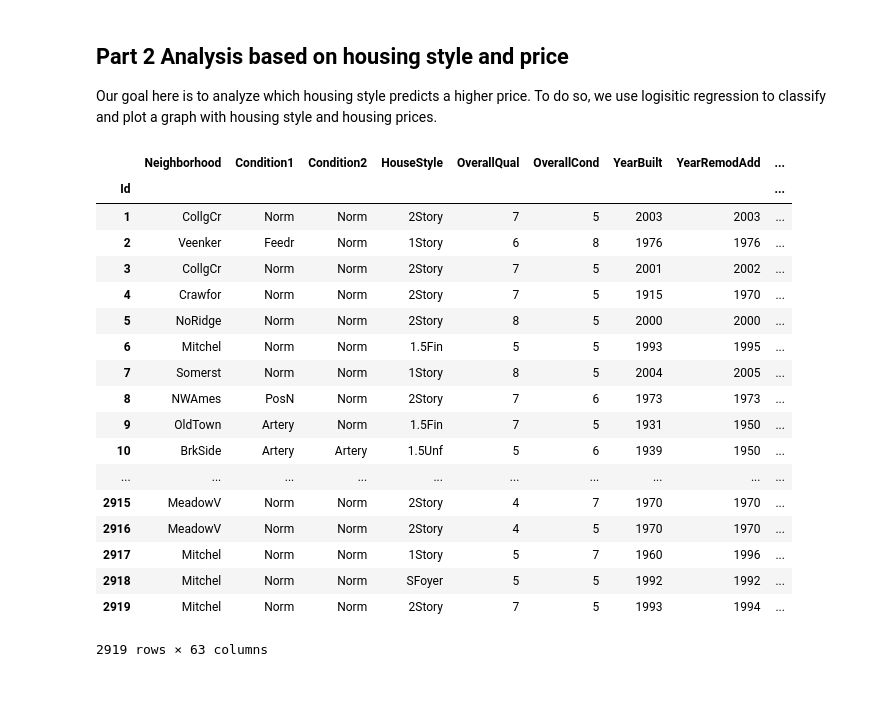
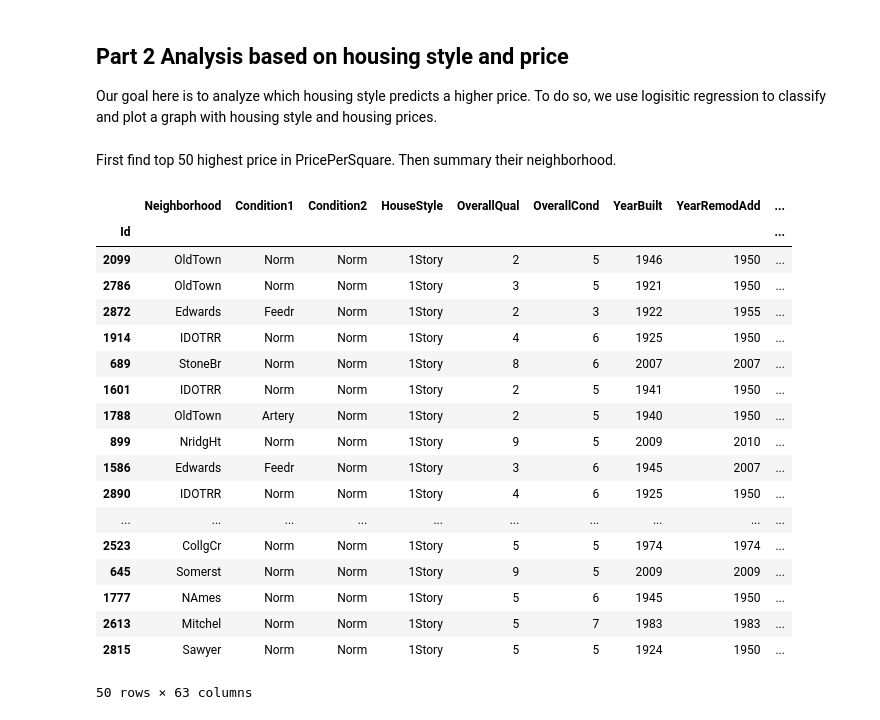
Before and after one commit to muh005/Housing-Price-Analysis, a Jupyter notebook: FinalProject.ipynb, the cells around one changed output. Drawn from its saved outputs; the diff is of its cells as text; code cells hidden in the pictures; blank space fills up the shorter version.

```diff
--- a/FinalProject.ipynb
+++ b/FinalProject.ipynb
@@ -121,25 +122,5 @@ plt.show()
 ## Part 2 Analysis based on housing style and price
 
 Our goal here is to analyze which housing style predicts a higher price. To do so, we use logisitic regression to classify and plot a graph with housing style and housing prices.
-# %%
-df
-# %% [output]
-|  | Neighborhood | Condition1 | Condition2 | HouseStyle | OverallQual | OverallCond | YearBuilt | YearRemodAdd | ... |
-| Id |  |  |  |  |  |  |  |  | ... |
-| 1 | CollgCr | Norm | Norm | 2Story | 7 | 5 | 2003 | 2003 | ... |
-| 2 | Veenker | Feedr | Norm | 1Story | 6 | 8 | 1976 | 1976 | ... |
-| 3 | CollgCr | Norm | Norm | 2Story | 7 | 5 | 2001 | 2002 | ... |
-| 4 | Crawfor | Norm | Norm | 2Story | 7 | 5 | 1915 | 1970 | ... |
-| 5 | NoRidge | Norm | Norm | 2Story | 8 | 5 | 2000 | 2000 | ... |
-| 6 | Mitchel | Norm | Norm | 1.5Fin | 5 | 5 | 1993 | 1995 | ... |
-| 7 | Somerst | Norm | Norm | 1Story | 8 | 5 | 2004 | 2005 | ... |
-| 8 | NWAmes | PosN | Norm | 2Story | 7 | 6 | 1973 | 1973 | ... |
-| 9 | OldTown | Artery | Norm | 1.5Fin | 7 | 5 | 1931 | 1950 | ... |
-| 10 | BrkSide | Artery | Artery | 1.5Unf | 5 | 6 | 1939 | 1950 | ... |
-| ... | ... | ... | ... | ... | ... | ... | ... | ... | ... |
-| 2915 | MeadowV | Norm | Norm | 2Story | 4 | 7 | 1970 | 1970 | ... |
-| 2916 | MeadowV | Norm | Norm | 2Story | 4 | 5 | 1970 | 1970 | ... |
-| 2917 | Mitchel | Norm | Norm | 1Story | 5 | 7 | 1960 | 1996 | ... |
-| 2918 | Mitchel | Norm | Norm | SFoyer | 5 | 5 | 1992 | 1992 | ... |
-| 2919 | Mitchel | Norm | Norm | 2Story | 7 | 5 | 1993 | 1994 | ... |
-2919 rows × 63 columns
+# %% [markdown]
+First find top 50 highest price in PricePerSquare. Then summary their neighborhood.
@@ -145,0 +129,22 @@ df
+# %%
+df_top
+# %% [output]
+|  | Neighborhood | Condition1 | Condition2 | HouseStyle | OverallQual | OverallCond | YearBuilt | YearRemodAdd | ... |
+| Id |  |  |  |  |  |  |  |  | ... |
+| 2099 | OldTown | Norm | Norm | 1Story | 2 | 5 | 1946 | 1950 | ... |
+| 2786 | OldTown | Norm | Norm | 1Story | 3 | 5 | 1921 | 1950 | ... |
+| 2872 | Edwards | Feedr | Norm | 1Story | 2 | 3 | 1922 | 1955 | ... |
+| 1914 | IDOTRR | Norm | Norm | 1Story | 4 | 6 | 1925 | 1950 | ... |
+| 689 | StoneBr | Norm | Norm | 1Story | 8 | 6 | 2007 | 2007 | ... |
+| 1601 | IDOTRR | Norm | Norm | 1Story | 2 | 5 | 1941 | 1950 | ... |
+| 1788 | OldTown | Artery | Norm | 1Story | 2 | 5 | 1940 | 1950 | ... |
+| 899 | NridgHt | Norm | Norm | 1Story | 9 | 5 | 2009 | 2010 | ... |
+| 1586 | Edwards | Feedr | Norm | 1Story | 3 | 6 | 1945 | 2007 | ... |
+| 2890 | IDOTRR | Norm | Norm | 1Story | 4 | 6 | 1925 | 1950 | ... |
+| ... | ... | ... | ... | ... | ... | ... | ... | ... | ... |
+| 2523 | CollgCr | Norm | Norm | 1Story | 5 | 5 | 1974 | 1974 | ... |
+| 645 | Somerst | Norm | Norm | 1Story | 9 | 5 | 2009 | 2009 | ... |
+| 1777 | NAmes | Norm | Norm | 1Story | 5 | 6 | 1945 | 1950 | ... |
+| 2613 | Mitchel | Norm | Norm | 1Story | 5 | 7 | 1983 | 1983 | ... |
+| 2815 | Sawyer | Norm | Norm | 1Story | 5 | 5 | 1924 | 1950 | ... |
+50 rows × 63 columns
```
Also changed, not shown: parts of 11 cells of this notebook.
